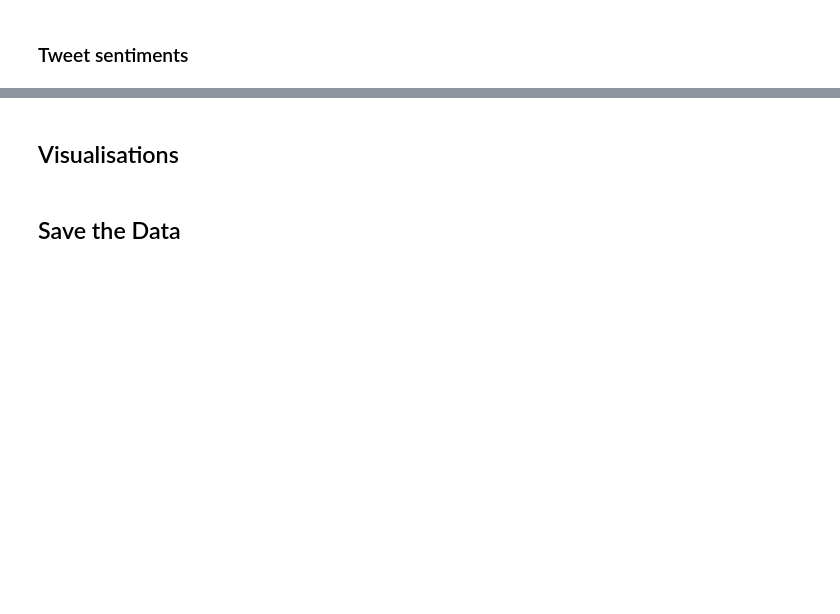
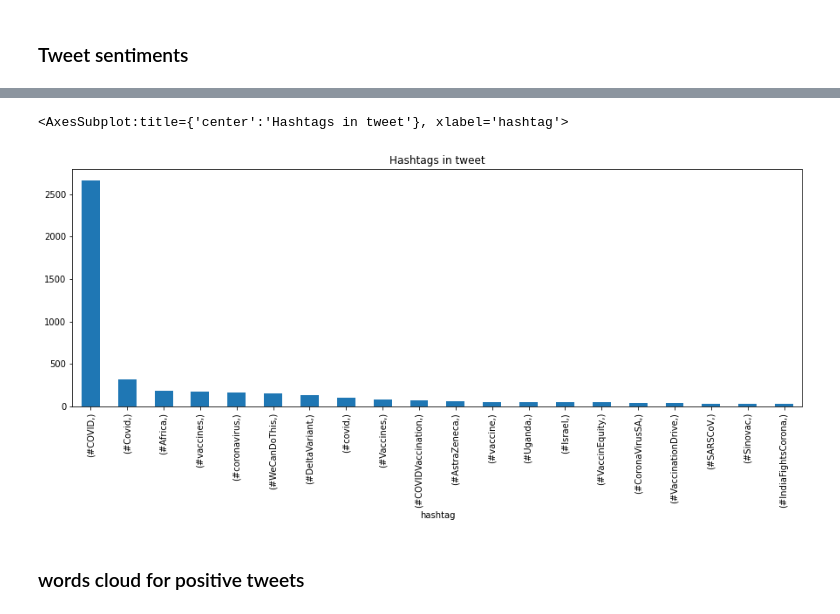
Before and after one commit to eandualem/Twitter-Data-Analysis, a Jupyter notebook: notebooks/preprocessing.ipynb, the cells around one changed output, grey strips where cells are left out. Cells and saved outputs as stored; diff of their text form; code cells hidden in the pictures; blank space fills up the shorter version.

```diff
--- a/notebooks/preprocessing.ipynb
+++ b/notebooks/preprocessing.ipynb
@@ -179,3 +192,9 @@ tweet_sent
 We can observe positive tweets are more liked, people whith more followers and freands had made a positive tweet obout covid19.
 # %% [markdown]
 ### Hashtags
+# %%
+def find_hashtags(tweet):
+    return re.findall('(#[A-Za-z]+[A-Za-z0-9-_]+)', str(tweet))
+# %%
+tweets['hashtags'] = tweets.original_text.apply(find_hashtags)
+print(tweets['hashtags'])
@@ -181,0 +214,7 @@ We can observe positive tweets are more liked, people whith more followers and f
+# %%
+# take the rows from the hashtag columns where there are actually hashtags
+hashtags_list_df = tweets.loc[
+    tweets.hashtags.apply(
+        lambda hashtags_list: hashtags_list != []
+    ), ['hashtags']]
+hashtags_list_df[:5]
@@ -181,0 +228,7 @@ We can observe positive tweets are more liked, people whith more followers and f
+# %%
+#create dataframe where each use of hashtag gets its own row
+flattened_hashtags_df = pd.DataFrame(
+    [hashtag for hashtags_list in hashtags_list_df.hashtags
+     for hashtag in hashtags_list],
+    columns=['hashtag'])
+flattened_hashtags_df[:5]
@@ -287,4 +279,8 @@ dtype: int64
-# %% [markdown]
-## Visualisations
-# %% [markdown]
-## Save the Data
+# %%
+flattened_hashtags_df.value_counts()[:20].plot(
+    kind='bar', title='Hashtags in tweet', figsize=(15, 5))
+# %% [output]
+<AxesSubplot:title={'center':'Hashtags in tweet'}, xlabel='hashtag'>
+[figure, added]
+# %% [markdown]
+### words cloud for positive tweets
```
Also changed, not shown: parts of 48 cells of this notebook, 2 other files.
